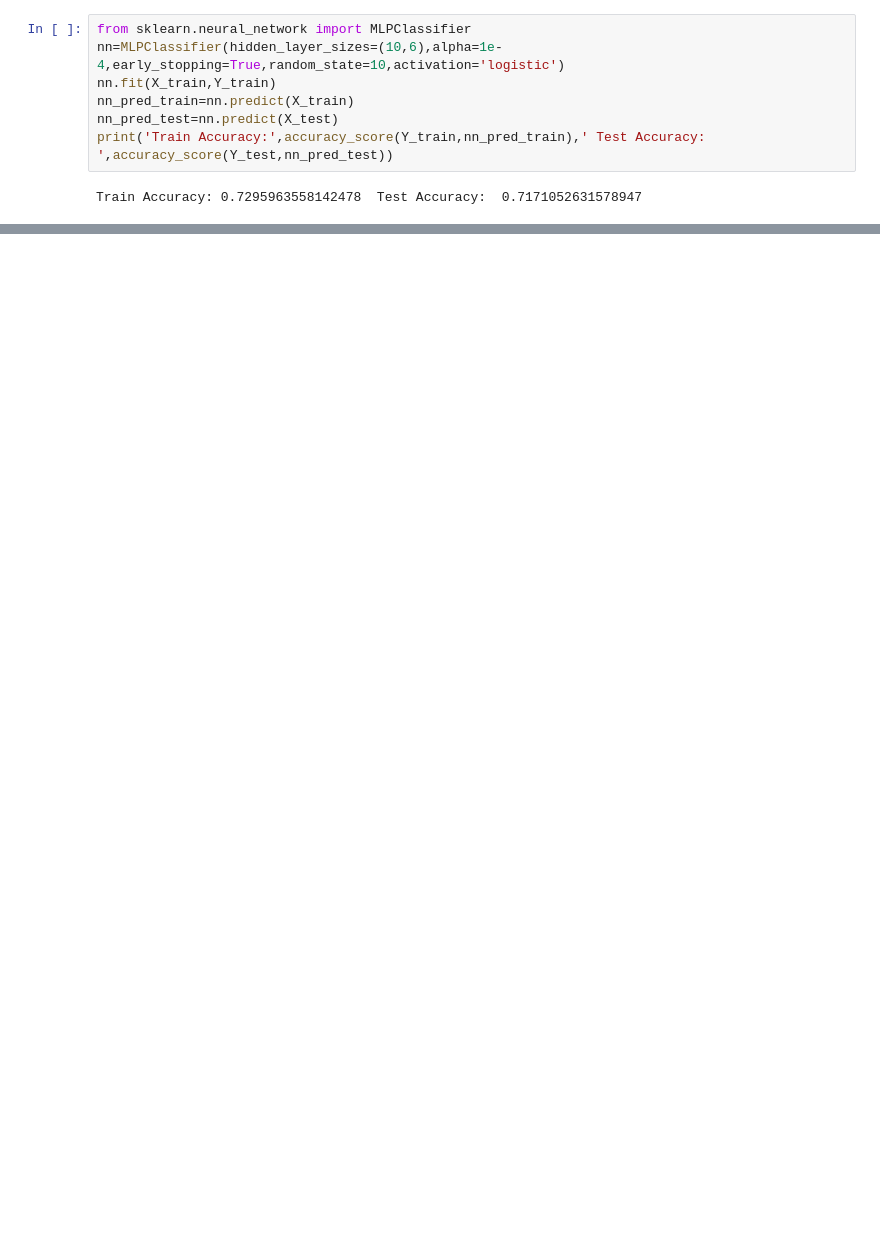
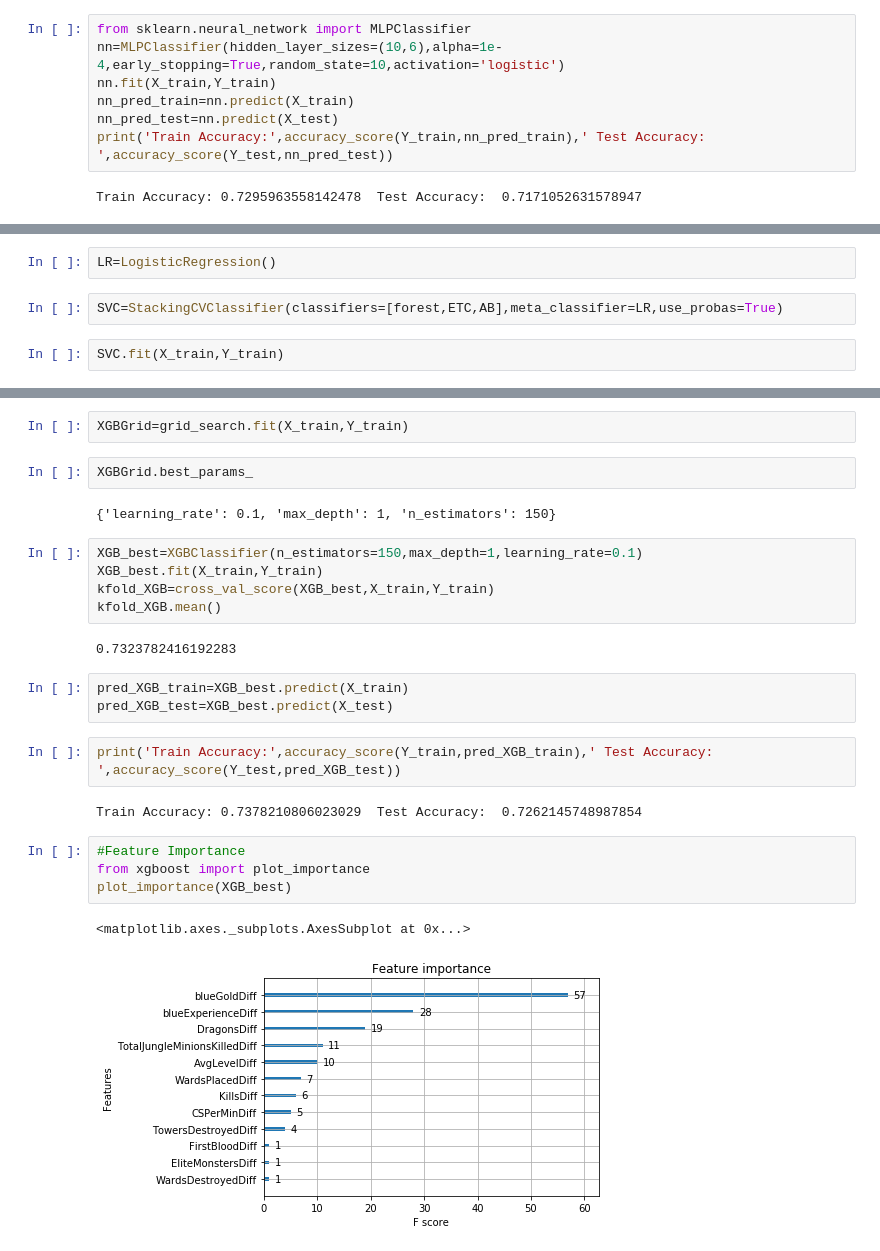
Before and after one commit to pawlishon/Python_projects, a Jupyter notebook: LOL_ranked_games_classification.ipynb, the cells around one changed output, grey strips where cells are left out. Saved outputs shown, nothing was run; the diff lists cells and outputs as text; blank space fills up the shorter version.

```diff
--- a/LOL_ranked_games_classification.ipynb
+++ b/LOL_ranked_games_classification.ipynb
@@ -268,0 +365,6 @@ Train Accuracy: 0.7295963558142478  Test Accuracy:  0.7171052631578947
+# %%
+LR=LogisticRegression()
+# %%
+SVC=StackingCVClassifier(classifiers=[forest,ETC,AB],meta_classifier=LR,use_probas=True)
+# %%
+SVC.fit(X_train,Y_train)
@@ -268,0 +407,27 @@ Train Accuracy: 0.7295963558142478  Test Accuracy:  0.7171052631578947
+# %%
+XGBGrid=grid_search.fit(X_train,Y_train)
+# %%
+XGBGrid.best_params_
+# %% [output]
+{'learning_rate': 0.1, 'max_depth': 1, 'n_estimators': 150}
+# %%
+XGB_best=XGBClassifier(n_estimators=150,max_depth=1,learning_rate=0.1)
+XGB_best.fit(X_train,Y_train)
+kfold_XGB=cross_val_score(XGB_best,X_train,Y_train)
+kfold_XGB.mean()
+# %% [output]
+0.7323782416192283
+# %%
+pred_XGB_train=XGB_best.predict(X_train)
+pred_XGB_test=XGB_best.predict(X_test)
+# %%
+print('Train Accuracy:',accuracy_score(Y_train,pred_XGB_train),' Test Accuracy: ',accuracy_score(Y_test,pred_XGB_test))
+# %% [output]
+Train Accuracy: 0.7378210806023029  Test Accuracy:  0.7262145748987854
+# %%
+#Feature Importance
+from xgboost import plot_importance
+plot_importance(XGB_best)
+# %% [output]
+<matplotlib.axes._subplots.AxesSubplot at 0x...>
+[figure, added]
```
Also changed, not shown: parts of 37 cells of this notebook.
